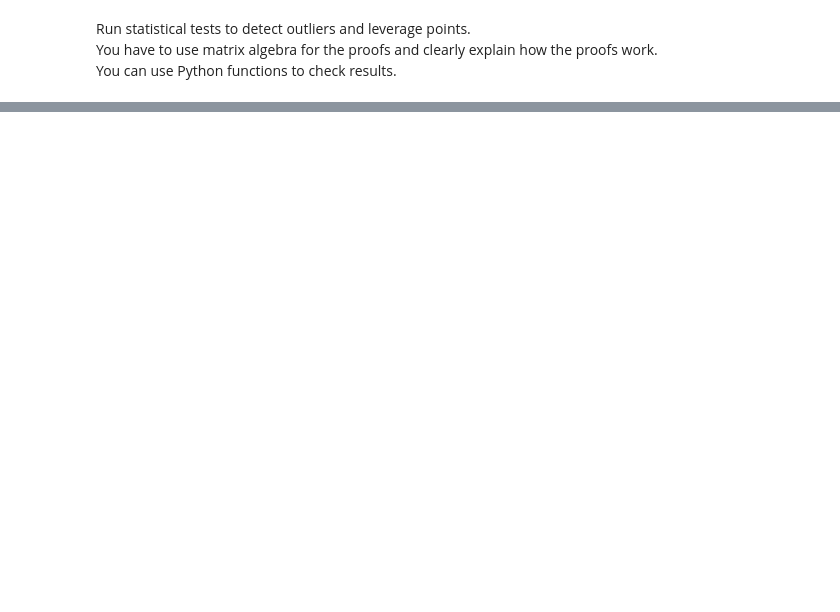
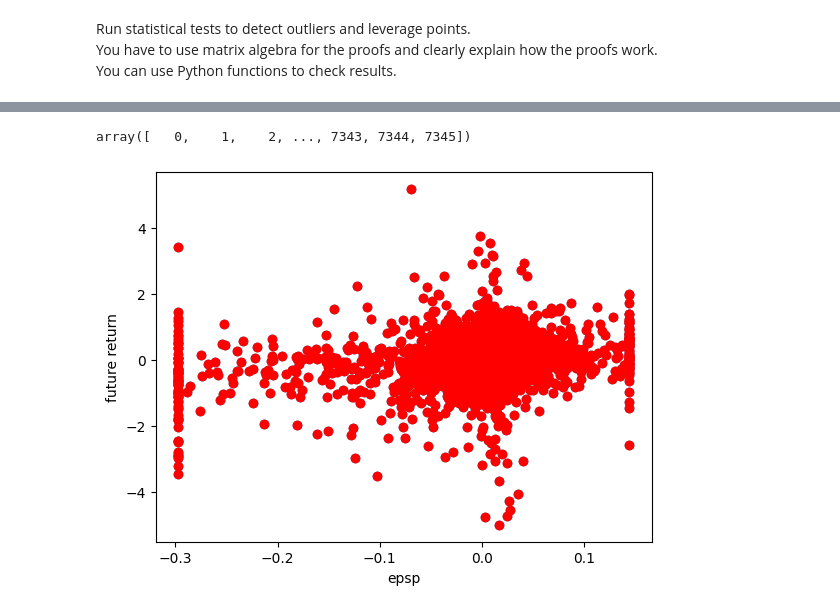
Before and after one commit to A01706648/TC3007_Statistic, a Jupyter notebook: Multivariate.ipynb, the cells around one changed output, grey strips where cells are left out. Drawn from its saved outputs; the diff is of its cells as text; code cells hidden in the pictures; blank space fills up the shorter version.

Commit message:
Doing Outlier

```diff
--- a/Multivariate.ipynb
+++ b/Multivariate.ipynb
@@ -366,0 +454,6 @@ B=(X'.X)^(-1) . X' . Y
+# %%
+E_One_Minus_H_Sig_Mat = One_Minus_H_Sig_Mat - (np.ones(One_Minus_H_Sig_Mat.shape) * Mean_One_Minus_H_Sig_Mat)
+SE_One_Minus_H_Sig_Mat = E_One_Minus_H_Sig_Mat * E_One_Minus_H_Sig_Mat
+MSE_One_Minus_H_Sig_Mat = (SE_One_Minus_H_Sig_Mat.transpose()).dot(np.ones(SE_One_Minus_H_Sig_Mat.shape)) / SE_One_Minus_H_Sig_Mat.shape[0]
+MSE_One_Minus_H_Sig_Mat = MSE_One_Minus_H_Sig_Mat[0][0]
+MSE_One_Minus_H_Sig_Mat
@@ -366,0 +462,3 @@ B=(X'.X)^(-1) . X' . Y
+# %%
+SE_One_Minus_H_Sig_Mat = math.sqrt(MSE_One_Minus_H_Sig_Mat)
+SE_One_Minus_H_Sig_Mat
@@ -366,0 +467,2 @@ B=(X'.X)^(-1) . X' . Y
+# %%
+R = One_Minus_H_Sig_Mat / SE_One_Minus_H_Sig_Mat
@@ -366,0 +479,16 @@ B=(X'.X)^(-1) . X' . Y
+# %%
+index_outlier,_ = np.where(abs(R) > 3)
+# %%
+index_outlier
+# %% [output]
+array([   0,    1,    2, ..., 7343, 7344, 7345])
+# %%
+X_Index = 3
+
+plt.scatter(X_Mat[:,X_Index], Y_Mat)
+plt.scatter(X_Mat[index_outlier,X_Index], Y_Mat[index_outlier], c='r')
+plt.xlabel('epsp')
+plt.ylabel('future return')
+plt.show()
+# %% [output]
+[figure, added]
```
Also changed, not shown: parts of 34 cells of this notebook.
